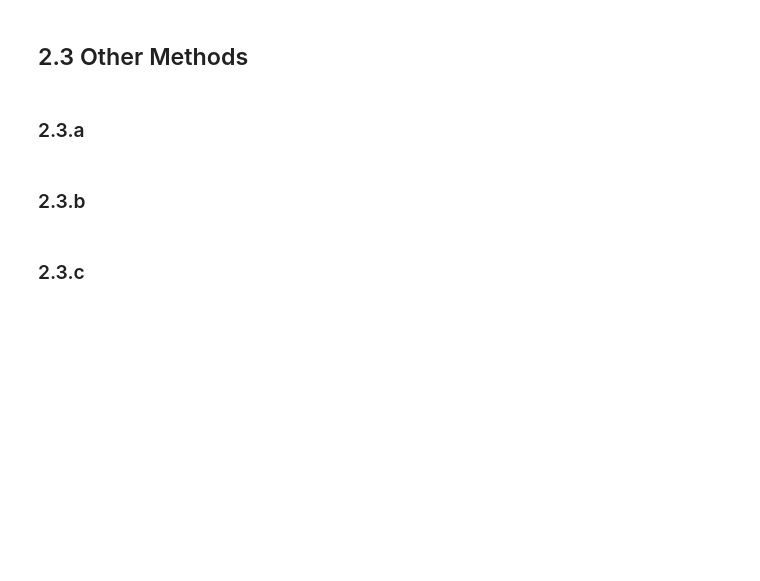
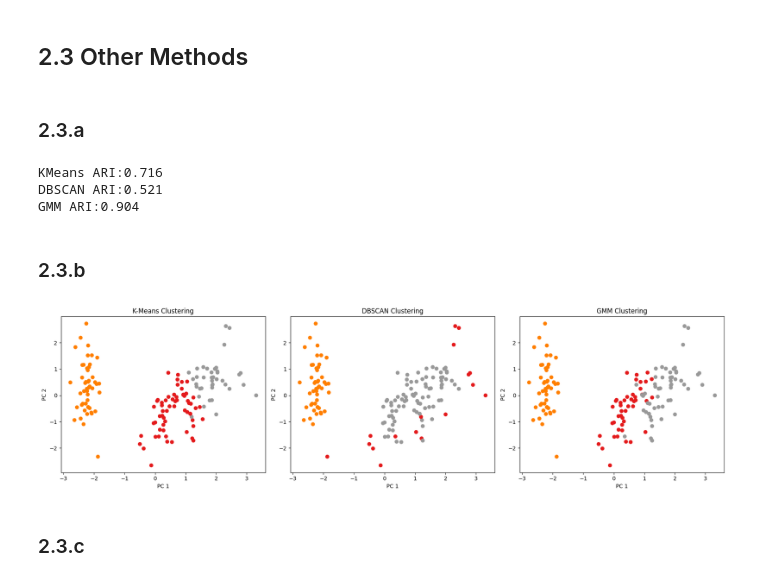
Before and after one commit to WangHenry0523/Datamining, a Jupyter notebook: HW4/F14101066_王子恆_HW4.ipynb, the cells around one changed output. Saved outputs shown, nothing was run; the diff lists cells and outputs as text; code cells hidden in the pictures; blank space fills up the shorter version.

```diff
--- a/HW4/F14101066_王子恆_HW4.ipynb
+++ b/HW4/F14101066_王子恆_HW4.ipynb
@@ -196,2 +196,18 @@ plt.show()
+# %%
+df=pd.read_csv("HW4_data/Iris.csv")
+X=df.drop(['Id','Species'],axis=1)
+X=np.array(X)
+y=df['Species'].map({'Iris-setosa':0,'Iris-versicolor':1,'Iris-virginica':2}).values
+#K-means
+kmeans = KMeans(n_clusters=3, random_state=0, n_init="auto").fit(X)
+kmeans_label=kmeans.labels_
+#DBSCAN
+dbscan=DBSCAN()
+dbscan.fit_predict(X)
+dbscan_label = dbscan.labels_
+#GMM
+gmm = GaussianMixture(n_components=3, random_state=0)
+gmm.fit(X)
+gmm_label=gmm.predict(X)
 # %% [markdown]
 ### 2.3.a
@@ -198,4 +216,29 @@ plt.show()
+# %%
+ari_kmeans = adjusted_rand_score(y, kmeans_label)
+ari_dbscan = adjusted_rand_score(y, dbscan_label)
+ari_gmm = adjusted_rand_score(y, gmm_label)
+print(f"KMeans ARI:{ari_kmeans:.3f}\nDBSCAN ARI:{ari_dbscan:.3f}\nGMM ARI:{ari_gmm:.3f}")
+# %% [output]
+KMeans ARI:0.716
+DBSCAN ARI:0.521
+GMM ARI:0.904
 # %% [markdown]
 ### 2.3.b
+# %%
+fig, axes = plt.subplots(1, 3, figsize=(18,5))
+
+titles = ['K-Means Clustering', 'DBSCAN Clustering', 'GMM Clustering']
+labels_list = [kmeans_label, dbscan_label, gmm_label]
+
+for ax, title, labels in zip(axes, titles, labels_list):
+    scatter = ax.scatter(x_pca[:,0], x_pca[:,1], c=labels, cmap='Set1', s=40)
+    ax.set_title(title)
+    ax.set_xlabel('PC 1')
+    ax.set_ylabel('PC 2')
+
+plt.tight_layout()
+plt.show()
+# %% [output]
+[figure, added]
 # %% [markdown]
 ### 2.3.c
```
Also changed, not shown: parts of 8 cells of this notebook.
